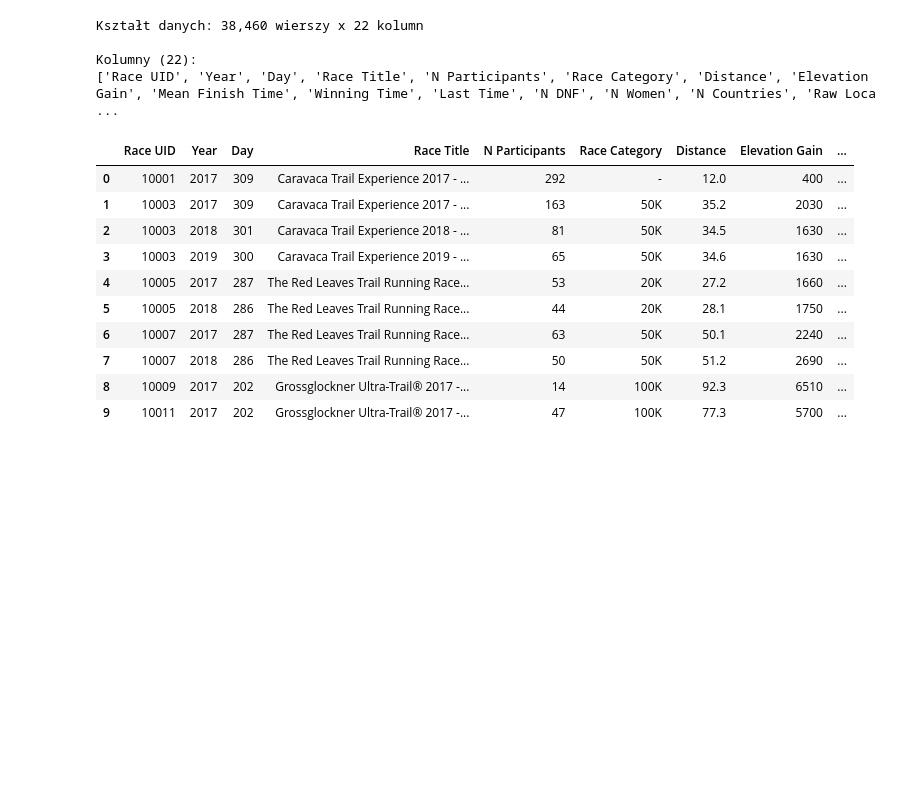
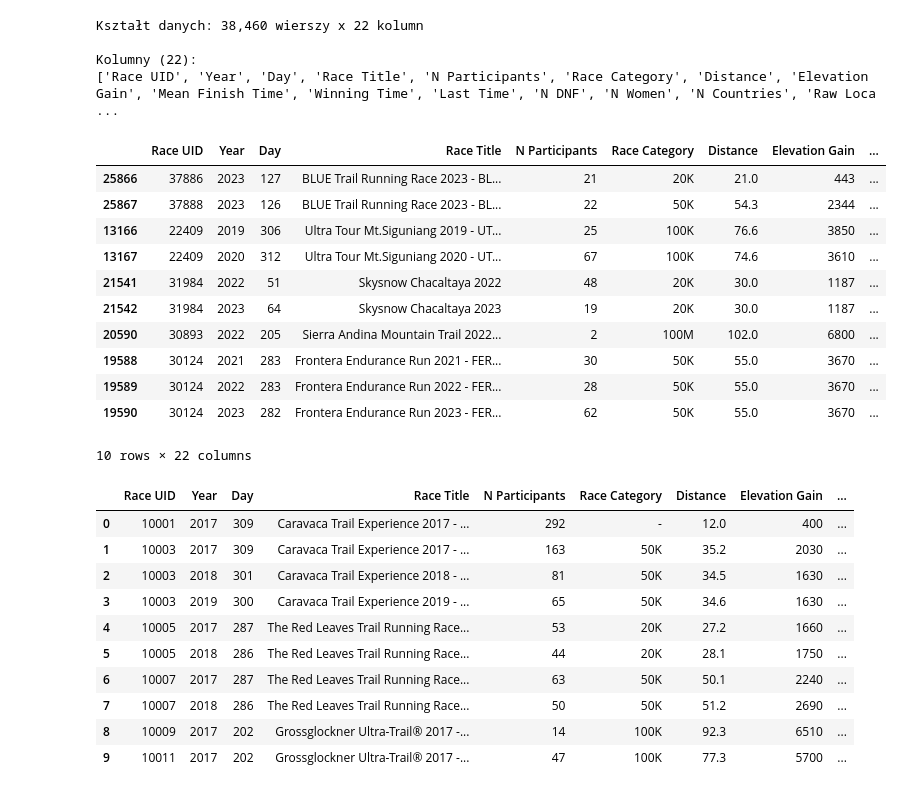
Before and after one commit to TomaszBryndza/utmb_race_finish_times_bayesian_analysis, a Jupyter notebook: data_exploration.ipynb, the cells around one changed output. Cells and saved outputs as stored; diff of their text form; code cells hidden in the pictures; blank space fills up the shorter version.

```diff
--- a/data_exploration.ipynb
+++ b/data_exploration.ipynb
@@ -54,6 +70,21 @@ Kształt danych: 38,460 wierszy x 22 kolumn
 
 Kolumny (22):
 ['Race UID', 'Year', 'Day', 'Race Title', 'N Participants', 'Race Category', 'Distance', 'Elevation Gain', 'Mean Finish Time', 'Winning Time', 'Last Time', 'N DNF', 'N Women', 'N Countries', 'Raw Loca ...
+# %%
+df.nlargest(10, "Elevation")
+# %% [output]
+|  | Race UID | Year | Day | Race Title | N Participants | Race Category | Distance | Elevation Gain | ... |
+| 25866 | 37886 | 2023 | 127 | BLUE Trail Running Race 2023 - BL... | 21 | 20K | 21.0 | 443 | ... |
+| 25867 | 37888 | 2023 | 126 | BLUE Trail Running Race 2023 - BL... | 22 | 50K | 54.3 | 2344 | ... |
+| 13166 | 22409 | 2019 | 306 | Ultra Tour Mt.Siguniang 2019 - UT... | 25 | 100K | 76.6 | 3850 | ... |
+| 13167 | 22409 | 2020 | 312 | Ultra Tour Mt.Siguniang 2020 - UT... | 67 | 100K | 74.6 | 3610 | ... |
+| 21541 | 31984 | 2022 | 51 | Skysnow Chacaltaya 2022 | 48 | 20K | 30.0 | 1187 | ... |
+| 21542 | 31984 | 2023 | 64 | Skysnow Chacaltaya 2023 | 19 | 20K | 30.0 | 1187 | ... |
+| 20590 | 30893 | 2022 | 205 | Sierra Andina Mountain Trail 2022... | 2 | 100M | 102.0 | 6800 | ... |
+| 19588 | 30124 | 2021 | 283 | Frontera Endurance Run 2021 - FER... | 30 | 50K | 55.0 | 3670 | ... |
+| 19589 | 30124 | 2022 | 283 | Frontera Endurance Run 2022 - FER... | 28 | 50K | 55.0 | 3670 | ... |
+| 19590 | 30124 | 2023 | 282 | Frontera Endurance Run 2023 - FER... | 62 | 50K | 55.0 | 3670 | ... |
+10 rows × 22 columns
 # %%
 
 # Pierwsze wiersze
```
Also changed, not shown: parts of 6 cells of this notebook, 14 other files.
